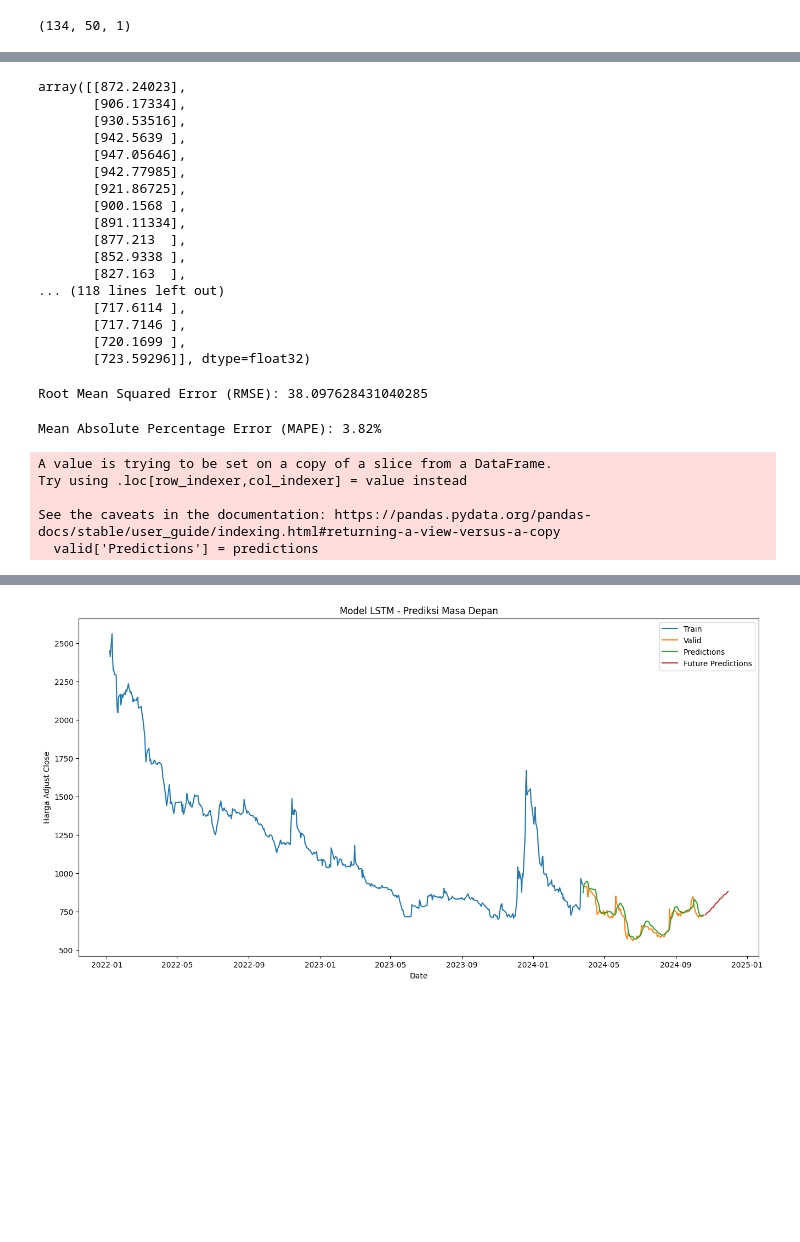
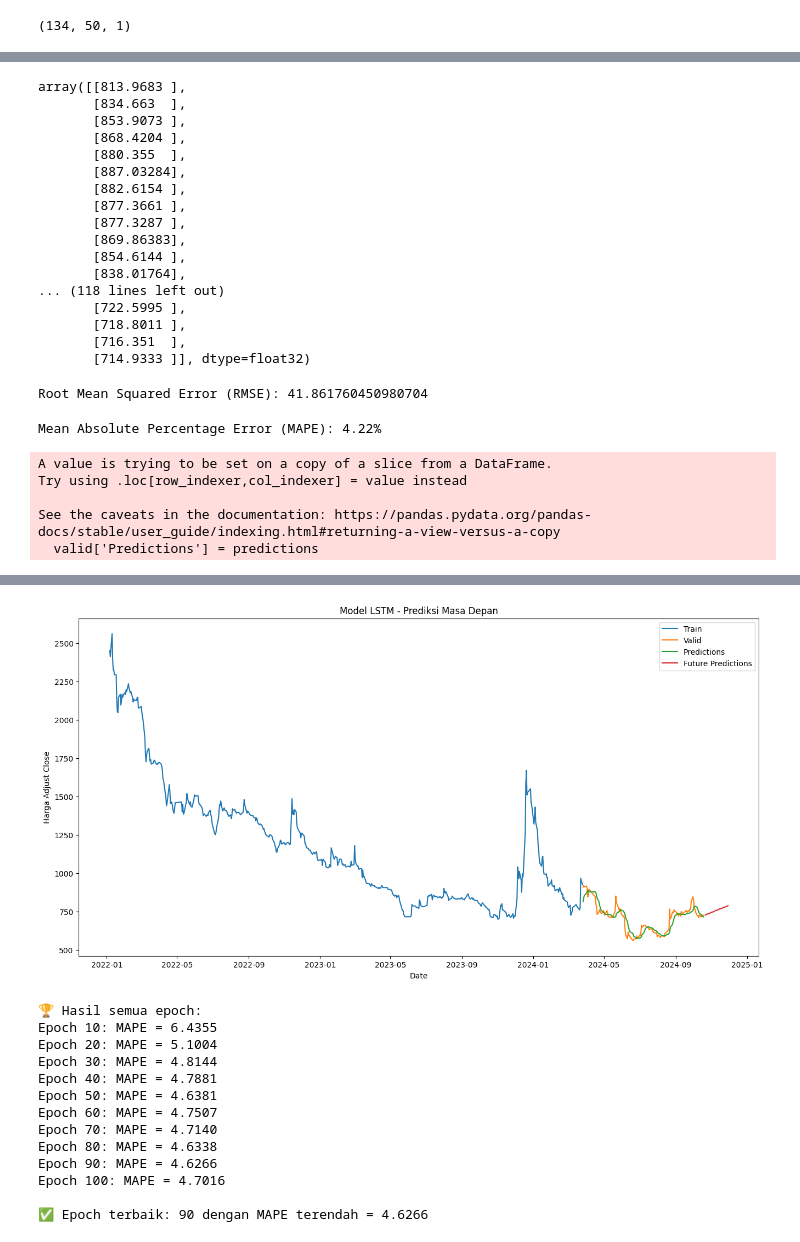
Before and after one commit to FajarTampan37/ML, a Jupyter notebook: TestCopyModel_LSTM_Saham_Kimia_farma.ipynb, the cells around one changed output, grey strips where cells are left out. Drawn from its saved outputs; the diff is of its cells as text; code cells hidden in the pictures; blank space fills up the shorter version.

```diff
--- a/TestCopyModel_LSTM_Saham_Kimia_farma.ipynb
+++ b/TestCopyModel_LSTM_Saham_Kimia_farma.ipynb
@@ -185,5 +184,3 @@ Model: "sequential"
  Total params: 30,651 (119.73 KB)
  Trainable params: 30,651 (119.73 KB)
  Non-trainable params: 0 (0.00 B)
-# %%
-model.fit(x_train, y_train, batch_size=4, epochs=10 , verbose=1)
@@ -211,0 +187,19 @@ Epoch 10/10
+# %%
+results = {}
+for epoch_count in range(10, 101, 10):
+    print(f"\n🔄 Training dengan epoch = {epoch_count}")
+
+    model = Sequential()
+    model.add(LSTM(units=50, return_sequences=False, input_shape=(x_train.shape[1], x_train.shape[2])))
+    model.add(Dense(1))
+    model.compile(optimizer='adam', loss='mean_absolute_percentage_error')
+
+    history = model.fit(
+        x_train, y_train,
+        batch_size=4,
+        epochs=epoch_count,
+        verbose=1
+    )
+
+    final_loss = history.history['loss'][-1]
+    results[epoch_count] = final_loss
@@ -243,23 +257,23 @@ predictions = scaler.inverse_transform(predictions)
 # %%
 predictions
 # %% [output]
-array([[872.24023],
-       [906.17334],
-       [930.53516],
-       [942.5639 ],
-       [947.05646],
-       [942.77985],
-       [921.86725],
-       [900.1568 ],
-       [891.11334],
-       [877.213  ],
-       [852.9338 ],
-       [827.163  ],
+array([[813.9683 ],
+       [834.663  ],
+       [853.9073 ],
+       [868.4204 ],
+       [880.355  ],
+       [887.03284],
+       [882.6154 ],
+       [877.3661 ],
+       [877.3287 ],
+       [869.86383],
+       [854.6144 ],
+       [838.01764],
 ... (118 lines left out)
-       [717.6114 ],
-       [717.7146 ],
-       [720.1699 ],
-       [723.59296]], dtype=float32)
+       [722.5995 ],
+       [718.8011 ],
+       [716.351  ],
+       [714.9333 ]], dtype=float32)
 # %%
 # prompt: menghitung akurasi dengan RMSE
 
@@ -267,14 +281,14 @@ array([[872.24023],
 rmse = np.sqrt(np.mean(((predictions - scaler.inverse_transform(y_test)) ** 2)))
 print('Root Mean Squared Error (RMSE):', rmse)
 # %% [output]
-Root Mean Squared Error (RMSE): 38.097628431040285
+Root Mean Squared Error (RMSE): 41.861760450980704
 # %%
 # Calculate MAPE
 actual_values = scaler.inverse_transform(y_test)
 mape = np.mean(np.abs((actual_values - predictions) / actual_values)) * 100
 print(f'Mean Absolute Percentage Error (MAPE): {mape:.2f}%')
 # %% [output]
-Mean Absolute Percentage Error (MAPE): 3.82%
+Mean Absolute Percentage Error (MAPE): 4.22%
 # %%
 # Data untuk grafik
 train = data[:training_data_size]
@@ -331,5 +345,13 @@ plt.plot(valid['Close'], label='Valid')
 plt.plot(valid['Predictions'], label='Predictions')
 plt.plot(future_df['Predictions'], label='Future Predictions')
 plt.legend(loc='upper right')
+
 plt.show()
+
+print("\n🏆 Hasil semua epoch:")
+for ep, loss in results.items():
+    print(f"Epoch {ep}: MAPE = {loss:.4f}")
+
+optimal_epoch = min(results, key=results.get)
+print(f"\n✅ Epoch terbaik: {optimal_epoch} dengan MAPE terendah = {results[optimal_epoch]:.4f}")
 # %% [output]
@@ -353,4 +375,17 @@ plt.show()
-[figure, old version]
+[figure, new version]
+🏆 Hasil semua epoch:
+Epoch 10: MAPE = 6.4355
+Epoch 20: MAPE = 5.1004
+Epoch 30: MAPE = 4.8144
+Epoch 40: MAPE = 4.7881
+Epoch 50: MAPE = 4.6381
+Epoch 60: MAPE = 4.7507
+Epoch 70: MAPE = 4.7140
+Epoch 80: MAPE = 4.6338
+Epoch 90: MAPE = 4.6266
+Epoch 100: MAPE = 4.7016
+
+✅ Epoch terbaik: 90 dengan MAPE terendah = 4.6266
 # %%
 # prompt: saya ingin mendapatkan nilai prediksi 30 hari tersebut, data dengan plot bewarna merah
 
```
Also changed, not shown: parts of 7 cells of this notebook.
